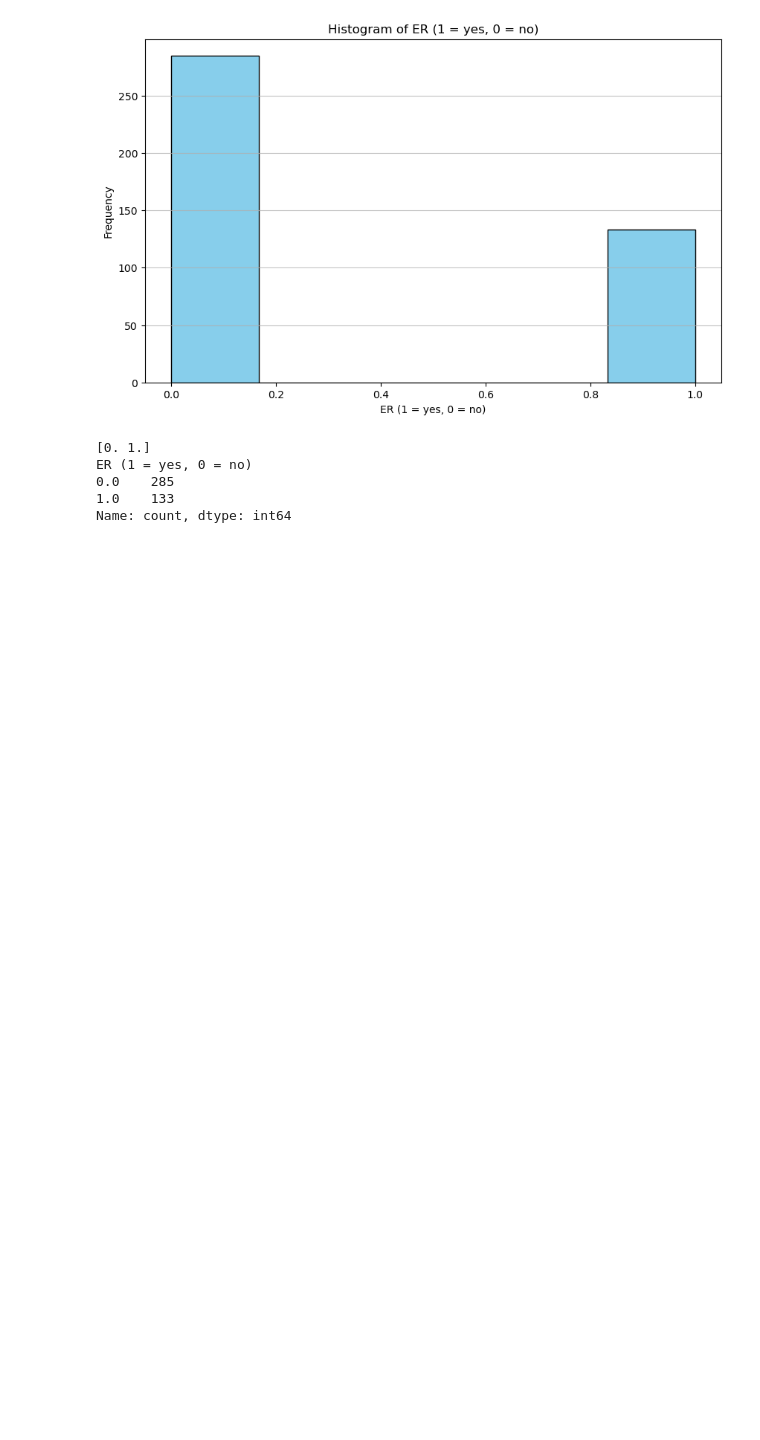
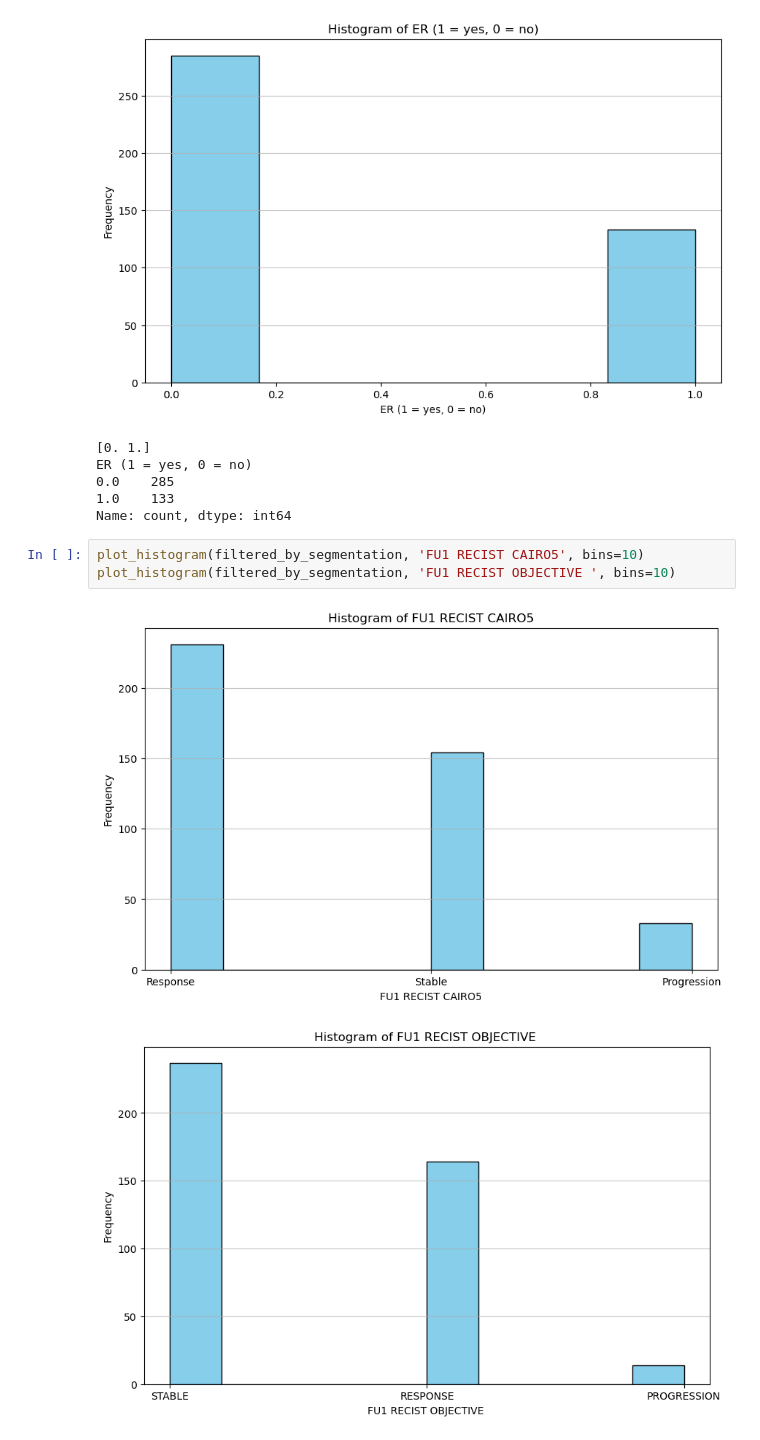
Before and after one commit to rezakarimzadeh/crlm, a Jupyter notebook: notebooks/available_data_statistics.ipynb, the cells around one changed output. Drawn from its saved outputs; the diff is of its cells as text; blank space fills up the shorter version.

```diff
--- a/notebooks/available_data_statistics.ipynb
+++ b/notebooks/available_data_statistics.ipynb
@@ -138,3 +109,9 @@ ER (1 = yes, 0 = no)
 0.0    285
 1.0    133
 Name: count, dtype: int64
+# %%
+plot_histogram(filtered_by_segmentation, 'FU1 RECIST CAIRO5', bins=10)
+plot_histogram(filtered_by_segmentation, 'FU1 RECIST OBJECTIVE ', bins=10)
+# %% [output]
+[figure, added]
+[figure, added]
```
Also changed, not shown: parts of 3 cells of this notebook, 13 other files.
